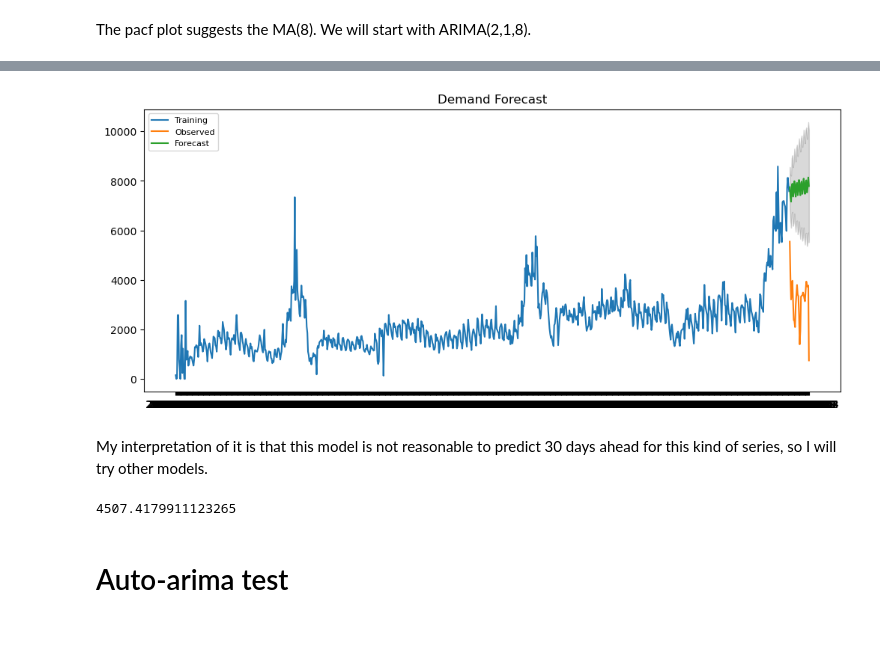
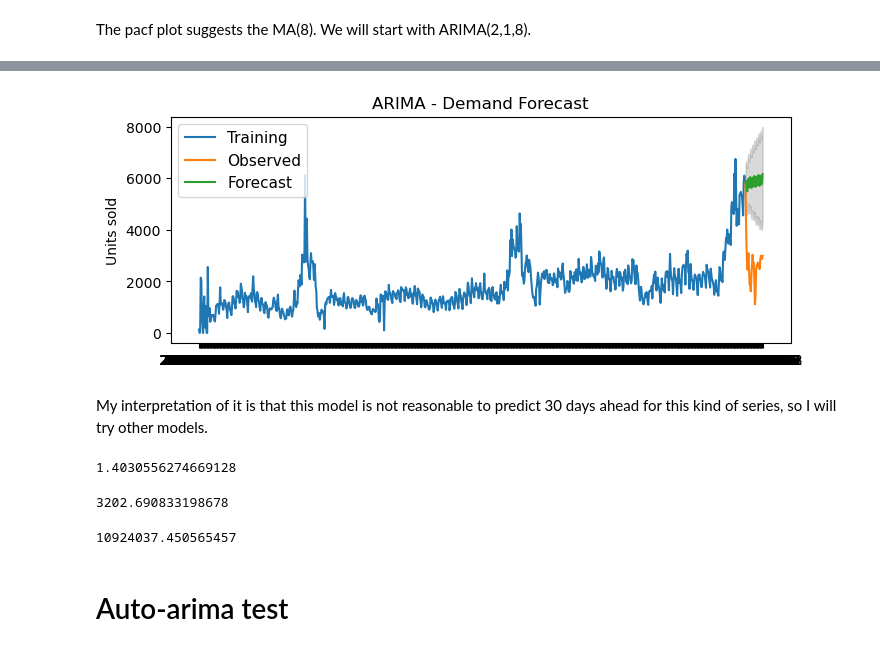
Before and after one commit to joao-l-rossi/E-commerce-Demand-Prediction, a Jupyter notebook: Model_selection/ModelSelection_ARIMA.ipynb, the cells around one changed output, grey strips where cells are left out. Drawn from its saved outputs; the diff is of its cells as text; code cells hidden in the pictures.

```diff
--- a/Model_selection/ModelSelection_ARIMA.ipynb
+++ b/Model_selection/ModelSelection_ARIMA.ipynb
@@ -10,7 +10,7 @@ register_matplotlib_converters()
 import warnings
 warnings.filterwarnings("ignore")
 # %%
-df = pd.read_csv("Daily_running_shoes.csv", index_col = "date")
+df = pd.read_csv("Daily_all.csv", index_col = "date")
 # %%
 test_size = 30
 split_point = int(df.shape[0]-test_size)
@@ -113,22 +131,23 @@ prediction = results.forecast(30)
 # %%
 # Forecast
 pred, se, conf = results.forecast(30, alpha=0.05)
 Forecast = pd.Series(pred, index=df_test.index)
 lower_series = pd.Series(conf[:, 0], index=df_test.index)
 upper_series = pd.Series(conf[:, 1], index=df_test.index)
 
 # Plot
-plt.figure(figsize=(12,5), dpi=100)
+plt.figure(figsize=(8,3), dpi=100)
 plt.plot(df_train, label='Training')
 plt.plot(df_test, label='Observed')
 plt.plot(Forecast, label='Forecast')
+plt.ylabel('Units sold')
 plt.fill_between(lower_series.index, lower_series, upper_series,
                  color='k', alpha=.15)
-plt.title('Demand Forecast')
-plt.legend(loc='upper left', fontsize=8)
+plt.title('ARIMA - Demand Forecast')
+plt.legend(loc='upper left', fontsize=11)
 plt.show()
 # %% [output]
-[figure, old version]
+[figure, new version]
 # %% [markdown]
 My interpretation of it is that this model is not reasonable to predict 30 days ahead for this kind of series, so I will try other models.
 # %%
@@ -136,7 +155,15 @@ from sklearn.metrics import mean_absolute_error
+# %%
+mean_absolute_percentage_error(df_test, Forecast)
+# %% [output]
+1.4030556274669128
 # %%
 mean_absolute_error(df_test, Forecast)
 # %% [output]
-4507.4179911123265
+3202.690833198678
+# %%
+mean_squared_error(df_test, Forecast)
+# %% [output]
+10924037.450565457
 # %% [markdown]
 # Auto-arima test
 # %% [markdown]
```
Also changed, not shown: parts of 13 cells of this notebook, 16 other files.
